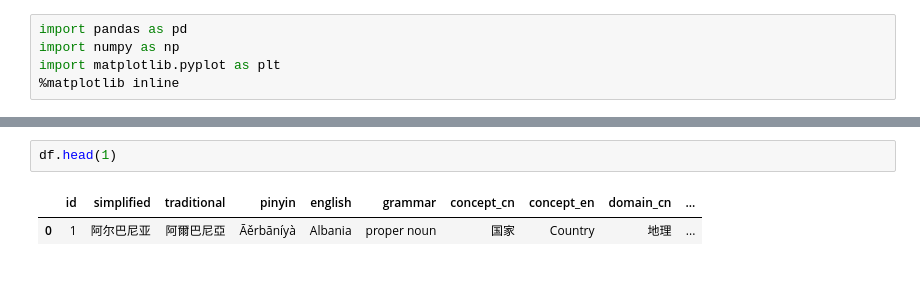
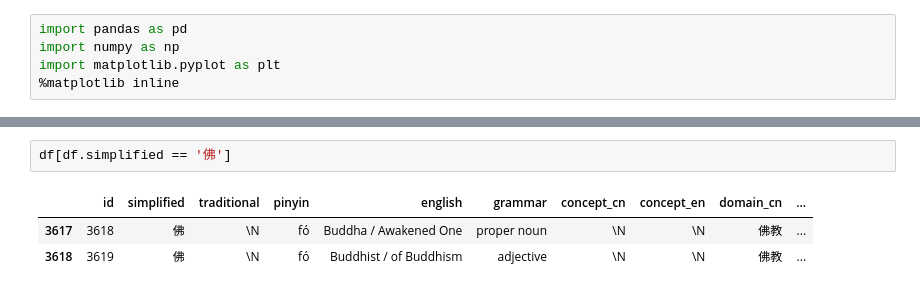
Before and after one commit to alexamies/chinesenotes.com, a Jupyter notebook: python/dictionary.ipynb, the cells around one changed output, grey strips where cells are left out. Cells and saved outputs as stored; diff of their text form.

```diff
--- a/python/dictionary.ipynb
+++ b/python/dictionary.ipynb
@@ -15,8 +17,9 @@ df['id'].count()
-# %%
-df.head(1)
-# %% [output]
-|  | id | simplified | traditional | pinyin | english | grammar | concept_cn | concept_en | domain_cn | ... |
-| 0 | 1 | 阿尔巴尼亚 | 阿爾巴尼亞 | Āěrbāníyà | Albania | proper noun | 国家 | Country | 地理 | ... |
+# %%
+df[df.simplified == '佛']
+# %% [output]
+|  | id | simplified | traditional | pinyin | english | grammar | concept_cn | concept_en | domain_cn | ... |
+| 3617 | 3618 | 佛 | \N | fó | Buddha / Awakened One | proper noun | \N | \N | 佛教 | ... |
+| 3618 | 3619 | 佛 | \N | fó | Buddhist / of Buddhism | adjective | \N | \N | 佛教 | ... |
 # %%
 df['grammar'].value_counts()
 # %% [output]
```
Also changed, not shown: parts of 6 cells of this notebook.
